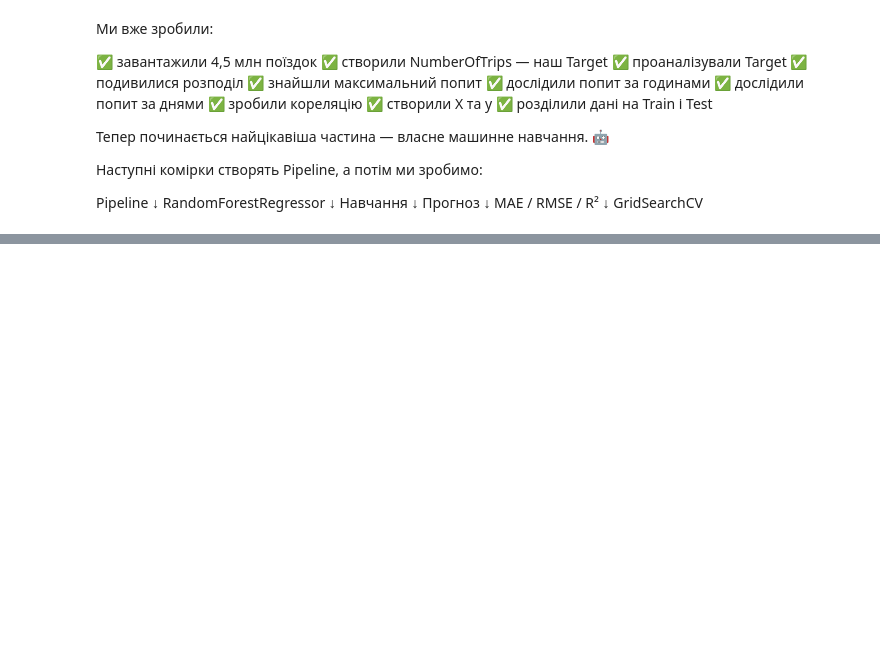
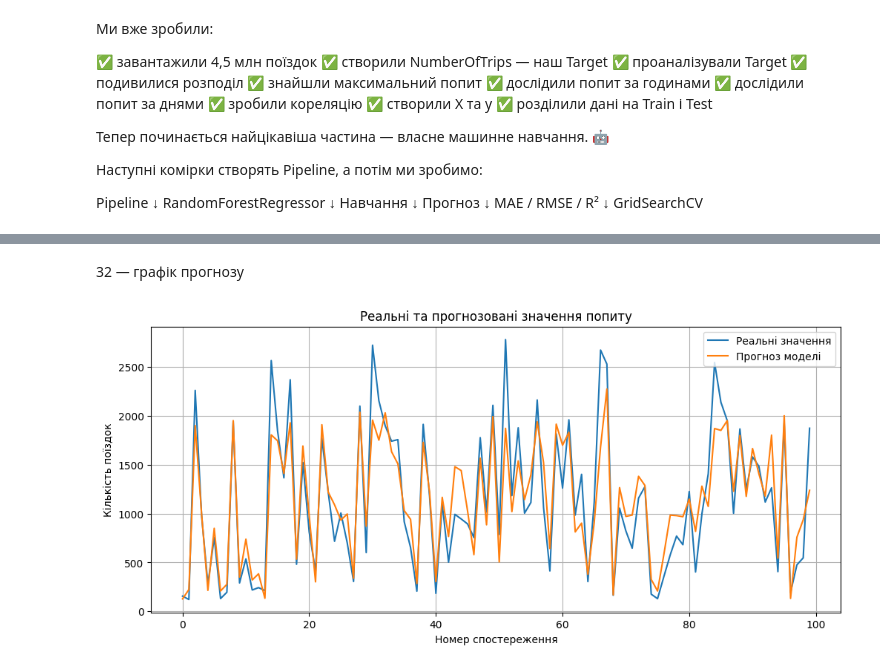
Before and after one commit to pavlenkosasha/MillionaireAPI, a Jupyter notebook: Uber_Pickups_in_New_York_City_PAVLENKO.ipynb, the cells around one changed output, grey strips where cells are left out. Drawn from its saved outputs; the diff is of its cells as text; code cells hidden in the pictures; blank space fills up the shorter version.

```diff
--- a/Uber_Pickups_in_New_York_City_PAVLENKO.ipynb
+++ b/Uber_Pickups_in_New_York_City_PAVLENKO.ipynb
@@ -468,0 +526,2 @@ GridSearchCV
+# %%
+model.fit(X_train, y_train)
@@ -468,0 +602,6 @@ GridSearchCV
+# %%
+param_grid = {
+    'regressor__n_estimators': [100, 200],
+    'regressor__max_depth': [10, 20, None],
+    'regressor__min_samples_split': [2, 5]
+}
@@ -468,0 +610,10 @@ GridSearchCV
+# %%
+grid_search = GridSearchCV(
+    model,
+    param_grid,
+    cv=3,
+    scoring='neg_mean_absolute_error',
+    n_jobs=-1
+)
+
+grid_search.fit(X_train, y_train)
@@ -468,0 +665,4 @@ GridSearchCV
+# %%
+best_model = grid_search.best_estimator_
+
+y_pred_best = best_model.predict(X_test)
@@ -468,0 +724,25 @@ GridSearchCV
+# %% [markdown]
+32 — графік прогнозу
+# %%
+plt.figure(figsize=(12, 5))
+
+plt.plot(
+    y_test.values[:100],
+    label='Реальні значення'
+)
+
+plt.plot(
+    y_pred_best[:100],
+    label='Прогноз моделі'
+)
+
+plt.title('Реальні та прогнозовані значення попиту')
+plt.xlabel('Номер спостереження')
+plt.ylabel('Кількість поїздок')
+
+plt.legend()
+plt.grid()
+
+plt.show()
+# %% [output]
+[figure, added]
```
Also changed, not shown: parts of 33 cells of this notebook.
